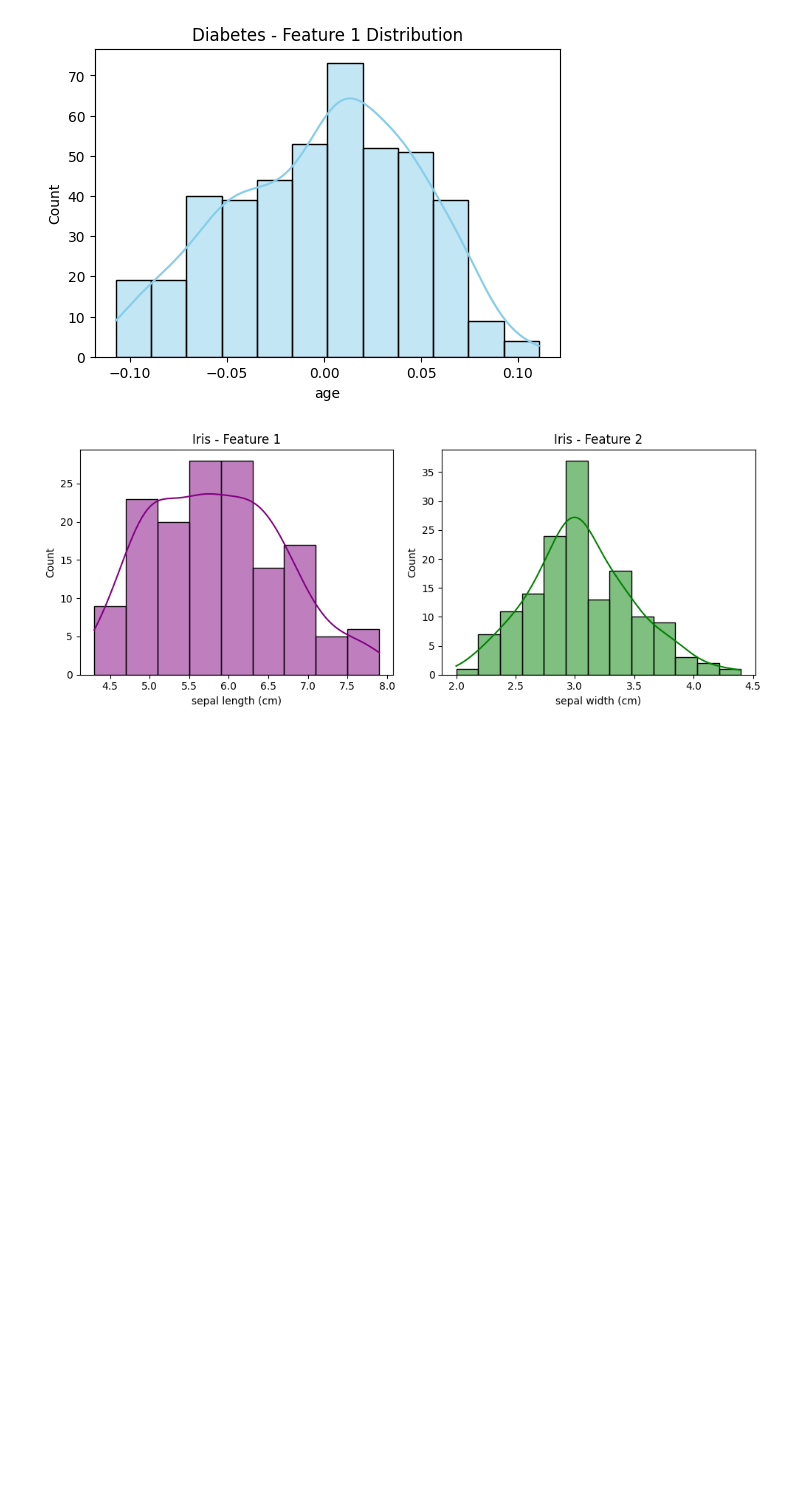
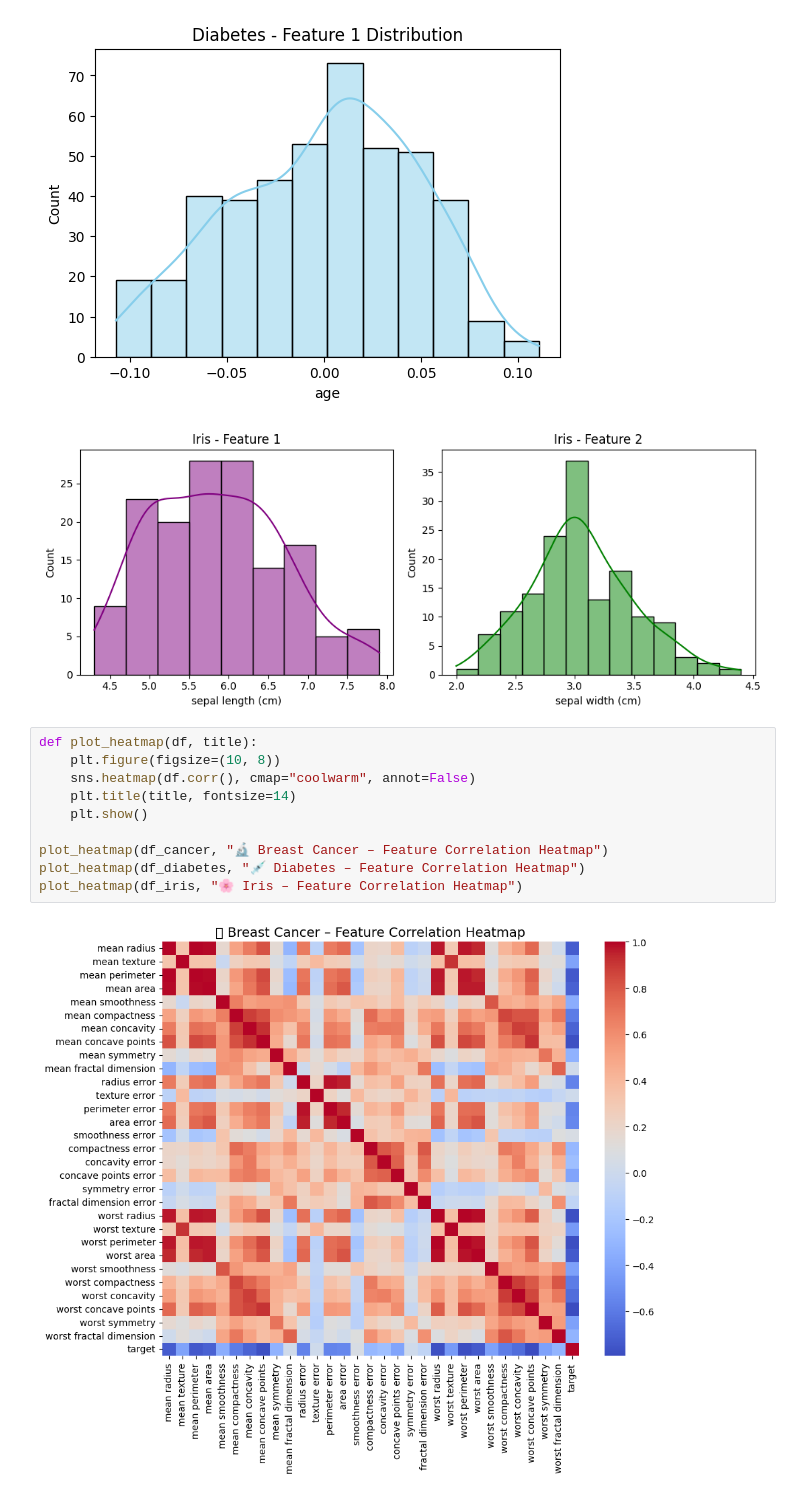
Before and after one commit to parmidamardi/CDM-TA-2, a Jupyter notebook: CDM‑MatrixMonitor‑FP.ipynb, the cells around one changed output. Cells and saved outputs as stored; diff of their text form; blank space fills up the shorter version.

Commit message:
Phase 2: correlation analysis & Heatmap visualization (Cancer, Diabetes, Iris)

```diff
--- a/CDM‑MatrixMonitor‑FP.ipynb
+++ b/CDM‑MatrixMonitor‑FP.ipynb
@@ -136,3 +136,15 @@ plt.show()
 [figure]
 [figure]
 [figure]
+# %%
+def plot_heatmap(df, title):
+    plt.figure(figsize=(10, 8))
+    sns.heatmap(df.corr(), cmap="coolwarm", annot=False)
+    plt.title(title, fontsize=14)
+    plt.show()
+
+plot_heatmap(df_cancer, "🔬 Breast Cancer – Feature Correlation Heatmap")
+plot_heatmap(df_diabetes, "💉 Diabetes – Feature Correlation Heatmap")
+plot_heatmap(df_iris, "🌸 Iris – Feature Correlation Heatmap")
+# %% [output]
+[figure, added]
```
Also changed, not shown: parts of 1 cell of this notebook.
